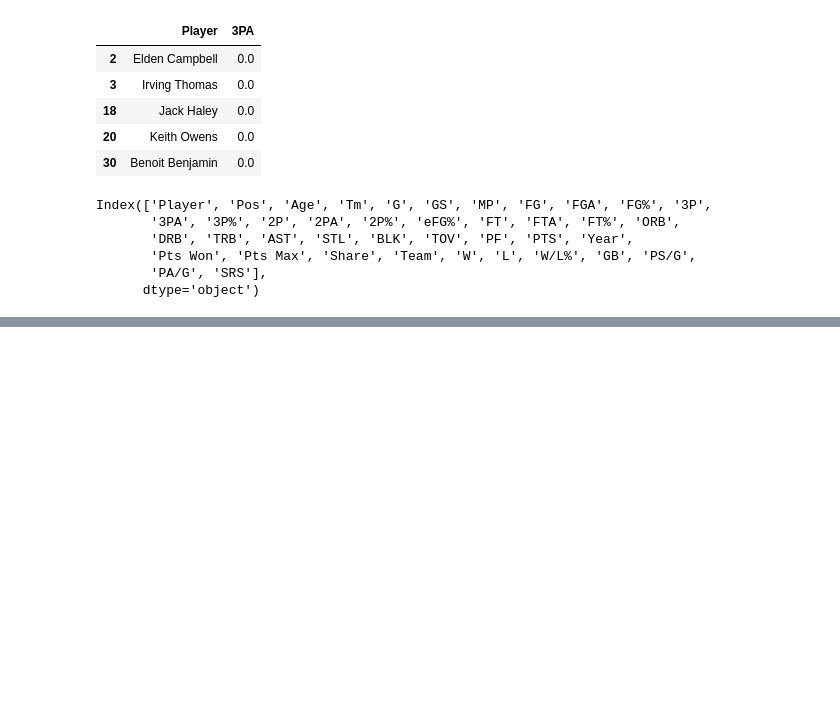
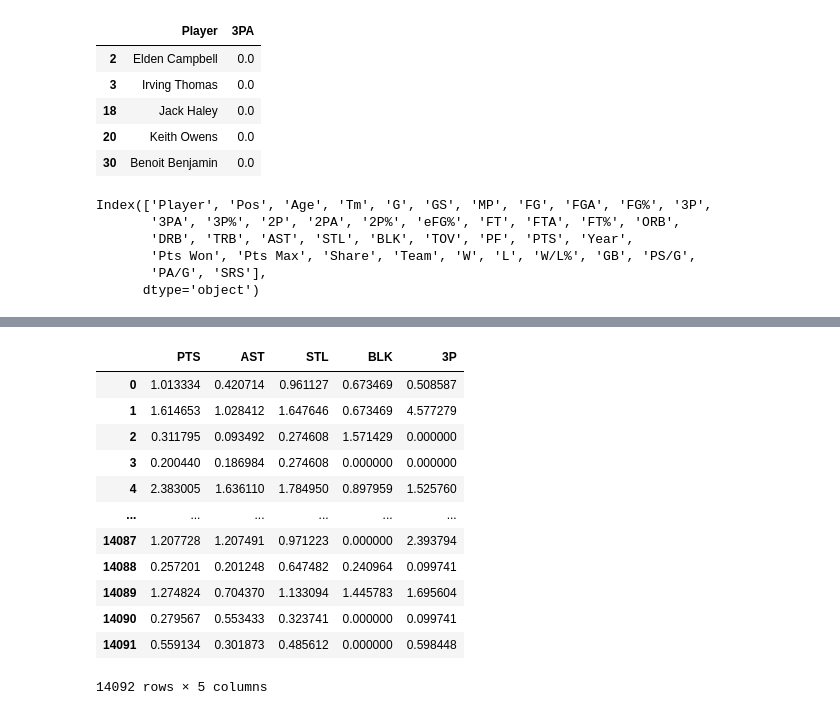
Before and after one commit to mbarve117/nbamvp, a Jupyter notebook: notebooks/predictor.ipynb, the cells around one changed output, grey strips where cells are left out. Drawn from its saved outputs; the diff is of its cells as text; code cells hidden in the pictures; blank space fills up the shorter version.

```diff
--- a/notebooks/predictor.ipynb
+++ b/notebooks/predictor.ipynb
@@ -68,0 +236,16 @@ test = stats[stats["Year"] == 2023]
+# %%
+stat_ratios
+# %% [output]
+|  | PTS | AST | STL | BLK | 3P |
+| 0 | 1.013334 | 0.420714 | 0.961127 | 0.673469 | 0.508587 |
+| 1 | 1.614653 | 1.028412 | 1.647646 | 0.673469 | 4.577279 |
+| 2 | 0.311795 | 0.093492 | 0.274608 | 1.571429 | 0.000000 |
+| 3 | 0.200440 | 0.186984 | 0.274608 | 0.000000 | 0.000000 |
+| 4 | 2.383005 | 1.636110 | 1.784950 | 0.897959 | 1.525760 |
+| ... | ... | ... | ... | ... | ... |
+| 14087 | 1.207728 | 1.207491 | 0.971223 | 0.000000 | 2.393794 |
+| 14088 | 0.257201 | 0.201248 | 0.647482 | 0.240964 | 0.099741 |
+| 14089 | 1.274824 | 0.704370 | 1.133094 | 1.445783 | 1.695604 |
+| 14090 | 0.279567 | 0.553433 | 0.323741 | 0.000000 | 0.099741 |
+| 14091 | 0.559134 | 0.301873 | 0.485612 | 0.000000 | 0.598448 |
+14092 rows × 5 columns
```
Also changed, not shown: parts of 42 cells of this notebook.
